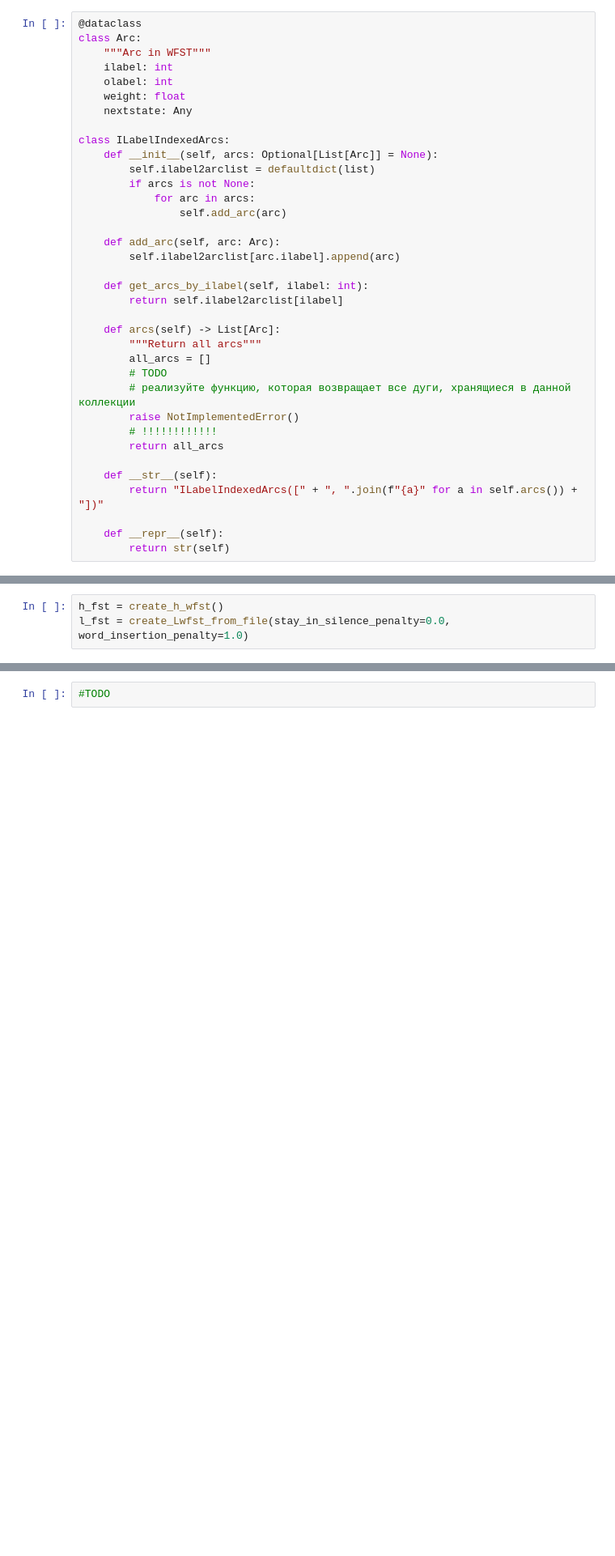
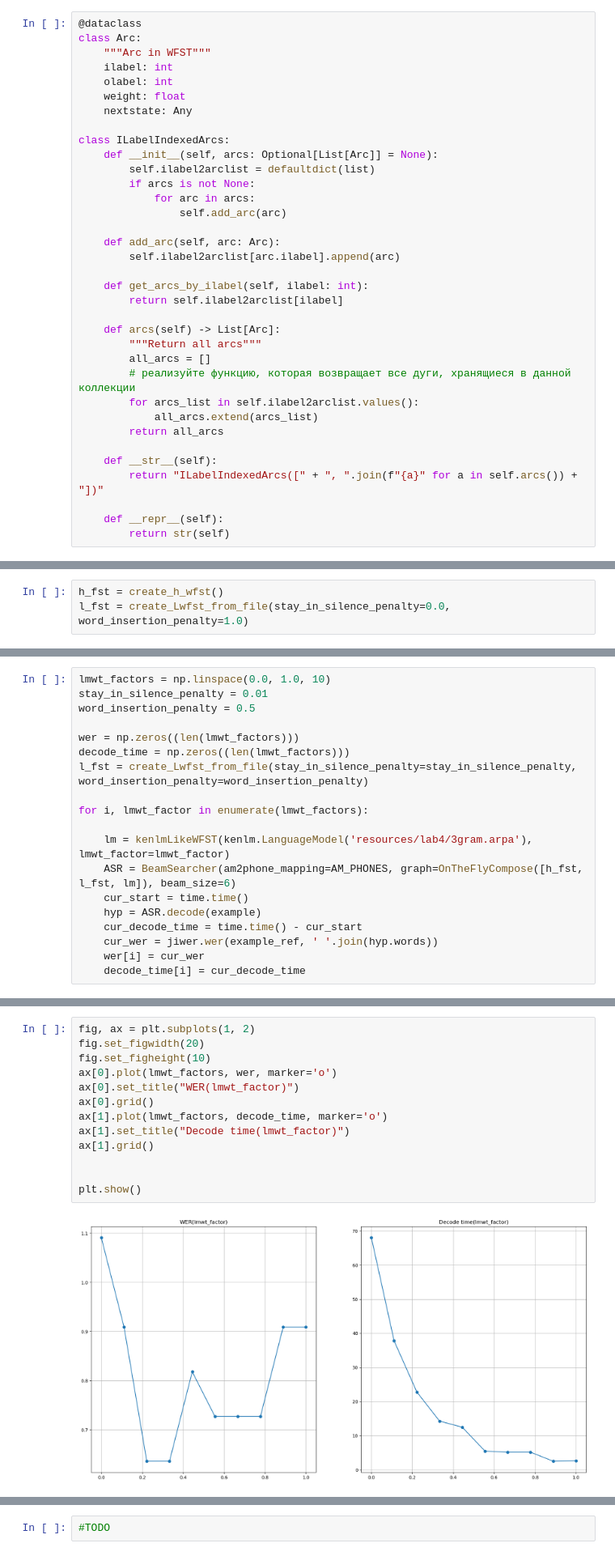
Before and after one commit to medbar/asr_itmo_practice, a Jupyter notebook: asr_lab4.ipynb, the cells around one changed output, grey strips where cells are left out. Shown at 81% size. Saved outputs shown, nothing was run; the diff lists cells and outputs as text; blank space fills up the shorter version.

```diff
--- a/asr_lab4.ipynb
+++ b/asr_lab4.ipynb
@@ -163,10 +163,9 @@ class ILabelIndexedArcs:
     def arcs(self) -> List[Arc]:
         """Return all arcs"""
         all_arcs = []
-        # TODO
         # реализуйте функцию, которая возвращает все дуги, хранящиеся в данной коллекции
-        raise NotImplementedError()
-        # !!!!!!!!!!!!
+        for arcs_list in self.ilabel2arclist.values():
+            all_arcs.extend(arcs_list)
         return all_arcs
 
     def __str__(self):
@@ -892,0 +986,19 @@ print(hyp, "WER: ", jiwer.wer(example_ref, ' '.join(hyp.words)))
+# %%
+lmwt_factors = np.linspace(0.0, 1.0, 10)
+stay_in_silence_penalty = 0.01
+word_insertion_penalty = 0.5
+
+wer = np.zeros((len(lmwt_factors)))
+decode_time = np.zeros((len(lmwt_factors)))
+l_fst = create_Lwfst_from_file(stay_in_silence_penalty=stay_in_silence_penalty, word_insertion_penalty=word_insertion_penalty)
+
+for i, lmwt_factor in enumerate(lmwt_factors):
+
+    lm = kenlmLikeWFST(kenlm.LanguageModel('resources/lab4/3gram.arpa'), lmwt_factor=lmwt_factor)
+    ASR = BeamSearcher(am2phone_mapping=AM_PHONES, graph=OnTheFlyCompose([h_fst, l_fst, lm]), beam_size=6)
+    cur_start = time.time()
+    hyp = ASR.decode(example)
+    cur_decode_time = time.time() - cur_start
+    cur_wer = jiwer.wer(example_ref, ' '.join(hyp.words))
+    wer[i] = cur_wer
+    decode_time[i] = cur_decode_time
@@ -892,0 +1056,15 @@ print(hyp, "WER: ", jiwer.wer(example_ref, ' '.join(hyp.words)))
+# %%
+fig, ax = plt.subplots(1, 2)
+fig.set_figwidth(20)
+fig.set_figheight(10)
+ax[0].plot(lmwt_factors, wer, marker='o')
+ax[0].set_title("WER(lmwt_factor)")
+ax[0].grid()
+ax[1].plot(lmwt_factors, decode_time, marker='o')
+ax[1].set_title("Decode time(lmwt_factor)")
+ax[1].grid()
+
+
+plt.show()
+# %% [output]
+[figure, added]
```
Also changed, not shown: parts of 39 cells of this notebook.
